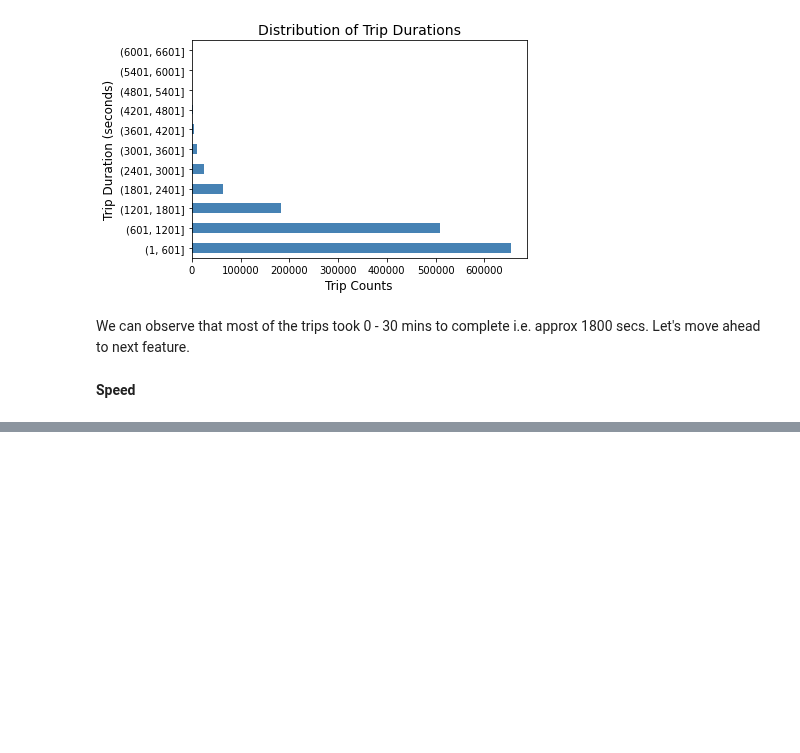
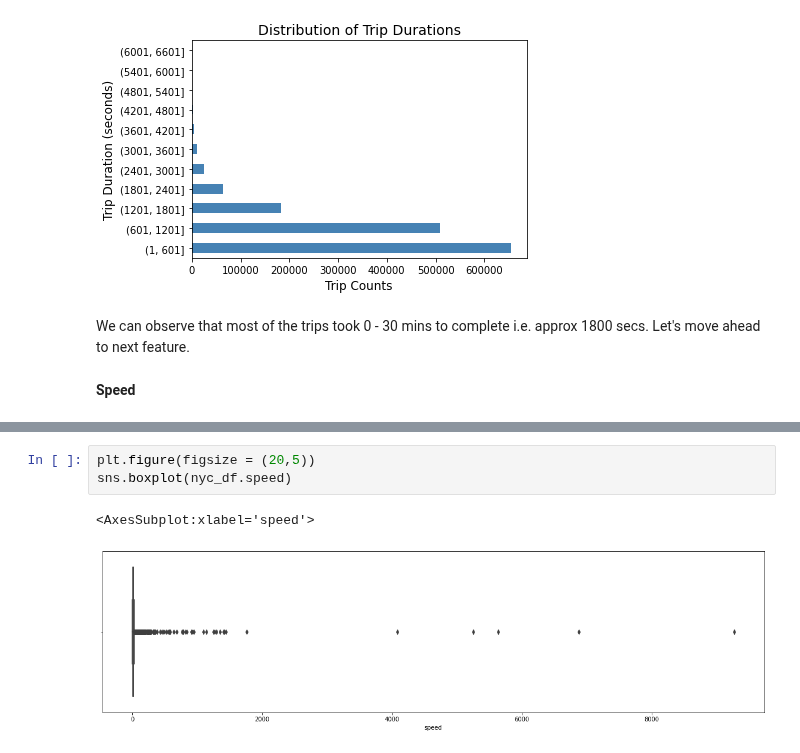
Before and after one commit to harshithgowdakc/NYC-Taxi-Data, a Jupyter notebook: NYC_Taxi_Data.ipynb, the cells around one changed output, grey strips where cells are left out. Saved outputs shown, nothing was run; the diff lists cells and outputs as text; blank space fills up the shorter version.

```diff
--- a/NYC_Taxi_Data.ipynb
+++ b/NYC_Taxi_Data.ipynb
@@ -615,0 +630,6 @@ We can observe that most of the trips took 0 - 30 mins to complete i.e. approx 1
+# %%
+plt.figure(figsize = (20,5))
+sns.boxplot(nyc_df.speed)
+# %% [output]
+<AxesSubplot:xlabel='speed'>
+[figure, added]
```
Also changed, not shown: parts of 25 cells of this notebook.
